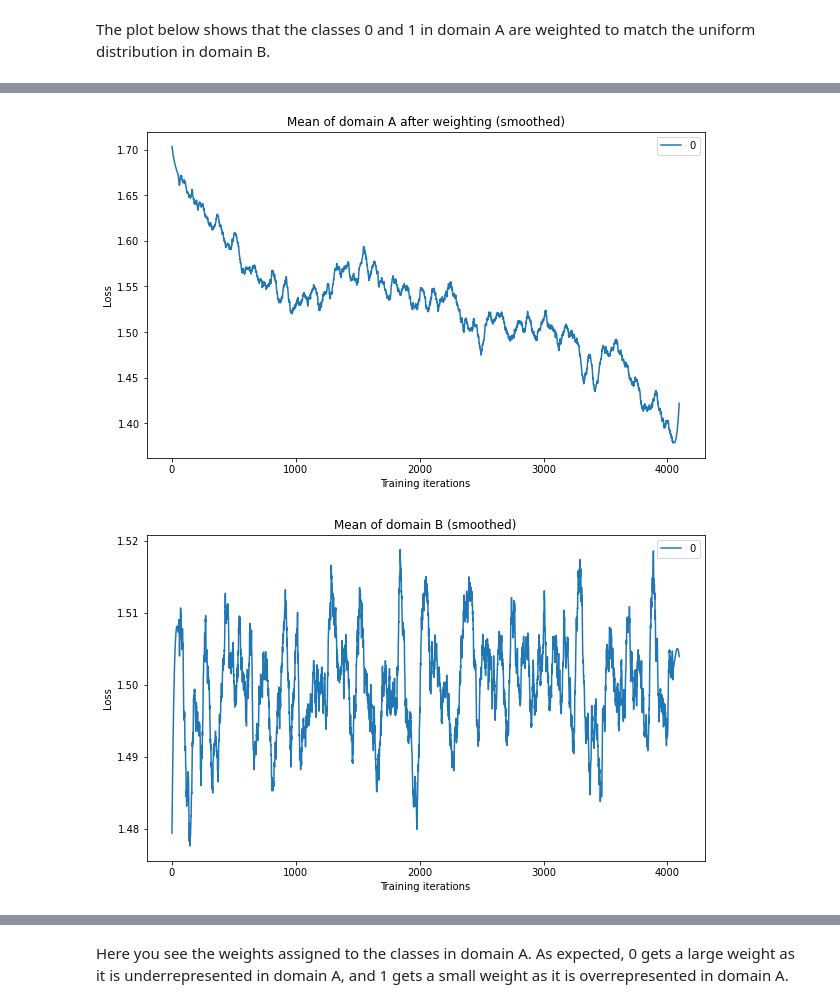
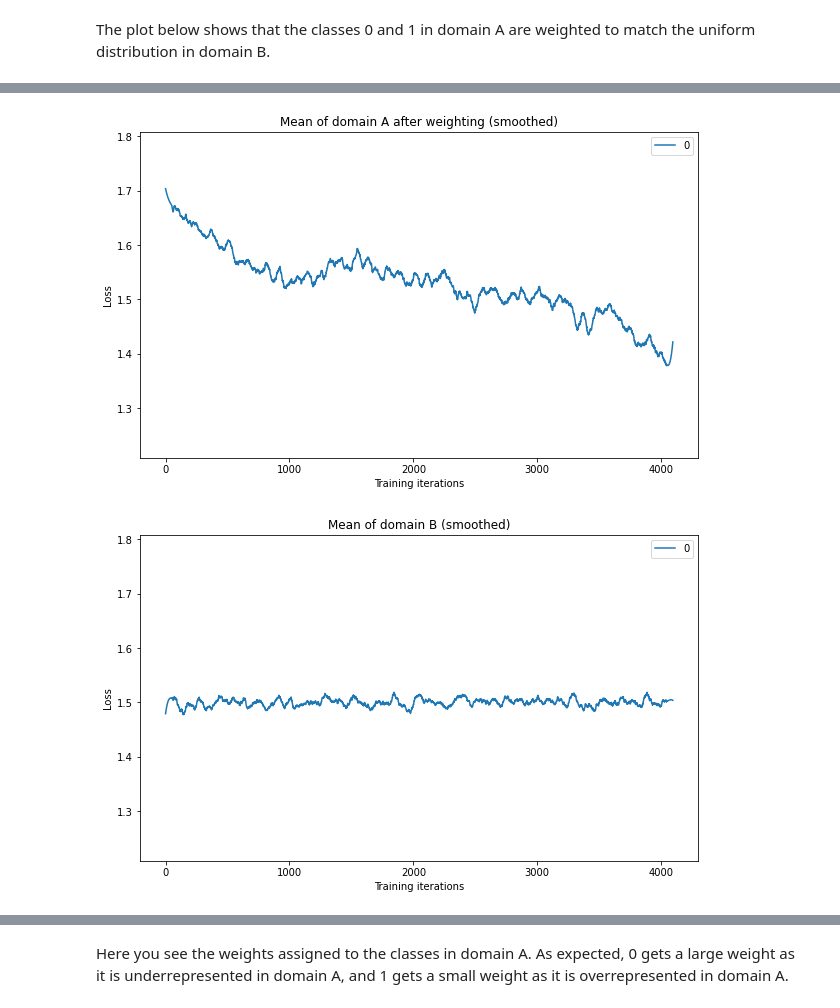
Before and after one commit to MichelleAppel/distribution-aware-image-to-image-translation, a Jupyter notebook: toy_examples/n_centered_moment.ipynb, the cells around one changed output, grey strips where cells are left out. Saved outputs shown, nothing was run; the diff lists cells and outputs as text; code cells hidden in the pictures.

Commit message:
adaptive plot range

```diff
--- a/toy_examples/n_centered_moment.ipynb
+++ b/toy_examples/n_centered_moment.ipynb
@@ -249,26 +247,26 @@ plt.show()
 # %%
 plt.figure(figsize=(10,6))
 plt.title('Mean of domain A after weighting (smoothed)')
 plt.xlabel('Training iterations')
 plt.ylabel('Loss')
-# plt.ylim(ymax = ymax, ymin = 0)
+plt.ylim(ymax = max(means_A), ymin = min(means_A))
 smoothed_means_A = signal.savgol_filter(means_A,101,3,axis=0)
 plt.plot(smoothed_means_A)
 plt.legend(np.arange(len(dataset_A.distribution)))
 plt.show()
 
 plt.figure(figsize=(10,6))
 plt.title('Mean of domain B (smoothed)')
 plt.xlabel('Training iterations')
 plt.ylabel('Loss')
-# plt.ylim(ymax = ymax, ymin = 0)
+plt.ylim(ymax = max(means_A), ymin = min(means_A))
 smoothed_means_B = signal.savgol_filter(means_B,101,3,axis=0)
 plt.plot(smoothed_means_B)
 plt.legend(np.arange(len(dataset_A.distribution)))
 plt.show()
 # %% [output]
-[figure, old version]
+[figure, new version]
-[figure, old version]
+[figure, new version]
 # %%
 plt.figure(figsize=(10,6))
 plt.title('Var of domain A after weighting (smoothed)')
```
Also changed, not shown: parts of 3 cells of this notebook.
